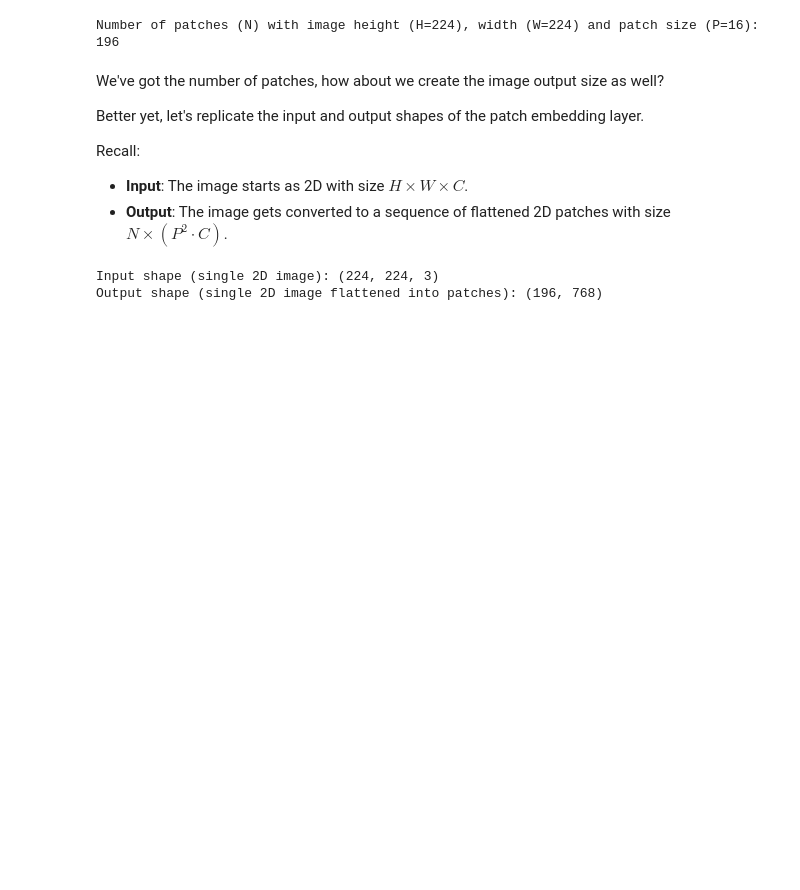
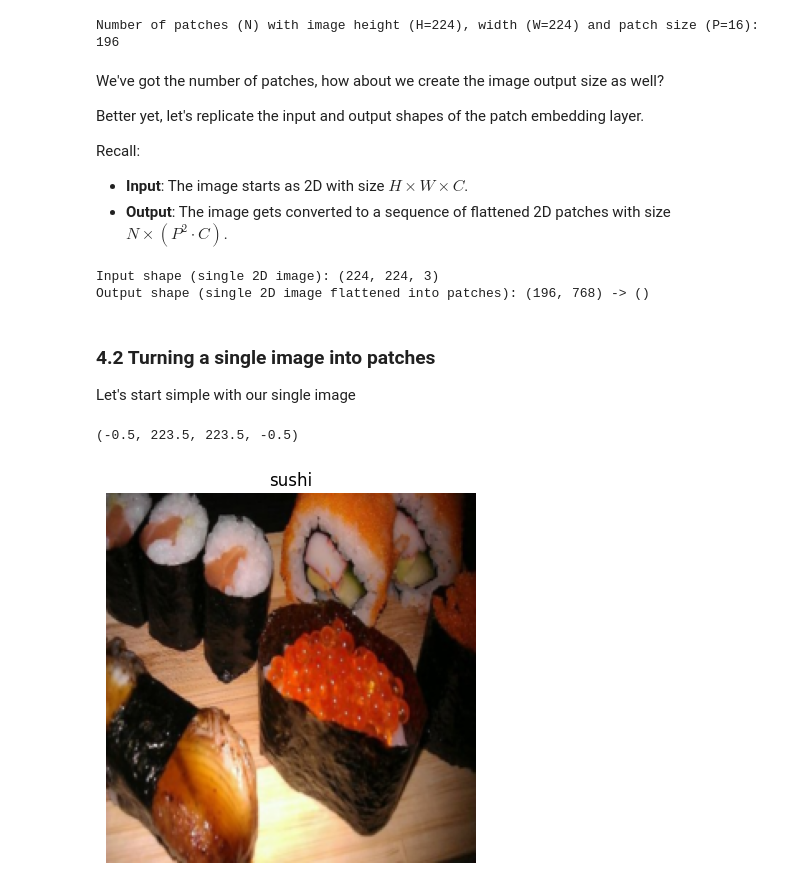
Before and after one commit to anupj/Vision-Transformer-Implementation-in-PyTorch, a Jupyter notebook: PyTorch_Vision_Transformer_Paper_Implementation.ipynb, the cells around one changed output. Saved outputs shown, nothing was run; the diff lists cells and outputs as text; code cells hidden in the pictures; blank space fills up the shorter version.

```diff
--- a/PyTorch_Vision_Transformer_Paper_Implementation.ipynb
+++ b/PyTorch_Vision_Transformer_Paper_Implementation.ipynb
@@ -420,7 +407,19 @@ embedding_layer_input_shape = (height, width, color_channels)
 embedding_layer_output_shape = (number_of_patches, (patch_size**2 * color_channels))
 
 print(f"Input shape (single 2D image): {embedding_layer_input_shape}")
-print(f"Output shape (single 2D image flattened into patches): {embedding_layer_output_shape}")
+print(f"Output shape (single 2D image flattened into patches): {embedding_layer_output_shape} -> ()")
 # %% [output]
 Input shape (single 2D image): (224, 224, 3)
-Output shape (single 2D image flattened into patches): (196, 768)
+Output shape (single 2D image flattened into patches): (196, 768) -> ()
+# %% [markdown]
+### 4.2 Turning a single image into patches
+
+Let's start simple with our single image
+# %%
+# View single image
+plt.imshow(image.permute(1, 2, 0)) # [c, h, w] -> [h, w, c] for matplotlib
+plt.title(class_names[label])
+plt.axis(False)
+# %% [output]
+(-0.5, 223.5, 223.5, -0.5)
+[figure, added]
```
Also changed, not shown: parts of 15 cells of this notebook.
